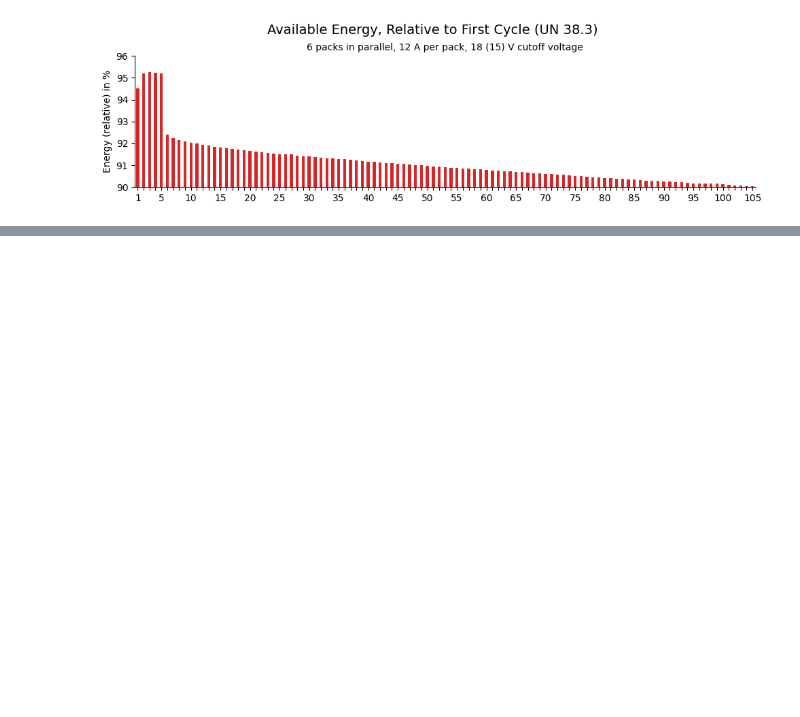
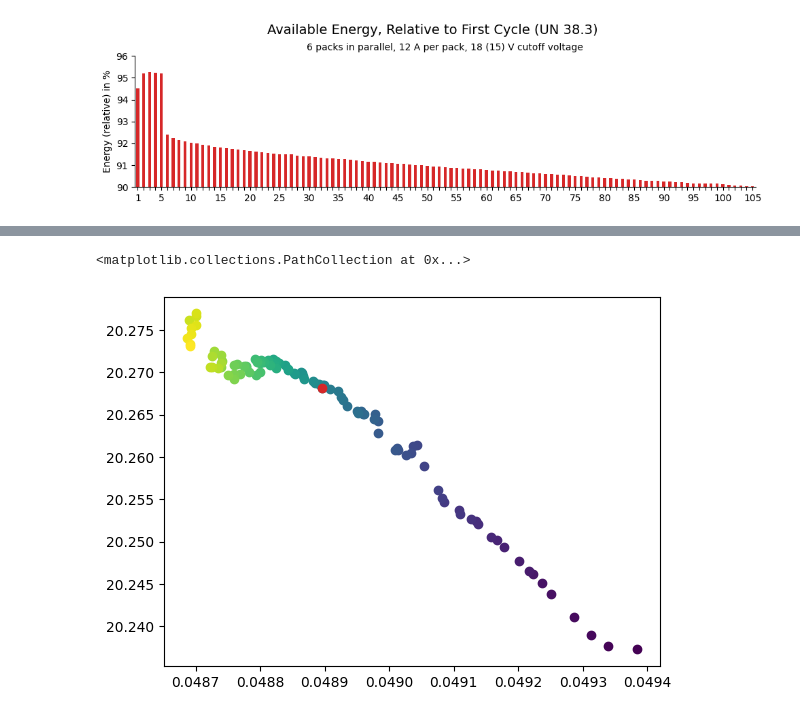
Before and after one commit to starcopter/pack-cycle-analysis, a Jupyter notebook: projects/C3/Analysis.ipynb, the cells around one changed output, grey strips where cells are left out. Drawn from its saved outputs; the diff is of its cells as text; code cells hidden in the pictures; blank space fills up the shorter version.

Commit message:
💩 fit simple linear SoC model to C3 data

```diff
--- a/projects/C3/Analysis.ipynb
+++ b/projects/C3/Analysis.ipynb
@@ -311,3 +312,6 @@ plt.tight_layout()
 plt.savefig("img/relative-energy-per-cycle.png")
 # %% [output]
 [figure]
+# %%
+packs = pd.read_parquet("data/packs.parquet", columns=["time", "node_id", "voltage", "current"]).set_index(["time", "node_id"])
+packs
@@ -313,0 +333,36 @@ plt.savefig("img/relative-energy-per-cycle.png")
+# %%
+def calculate_soc_fit(
+    cycle: int,
+    dt: timedelta = timedelta(minutes=10),
+    min_soc_for_fit: float = 1,
+    resistance: float = 45e-3,
+) -> tuple[float, float]:
+    start = cycles.loc[cycle, "dsg_start"]
+    end = cycles.loc[cycle, "dsg_end"]
+
+    average = packs.loc[start - dt : end + dt].groupby("time").mean()
+    average["ocv"] = average.voltage - average.current * resistance
+    average["energy_Wh"] = integrate.cumulative_trapezoid(average.voltage * average.current, dx=1, initial=0) / 3600
+    average["soc"] = (average.energy_Wh - average.energy_Wh.min()) / (average.energy_Wh.max() - average.energy_Wh.min()) * 100
+
+    _mask = average.soc >= min_soc_for_fit
+    fit = stats.linregress(average.loc[_mask, "soc"], average.loc[_mask, "ocv"])
+
+    average["soc_fit"] = ((average.ocv - fit.intercept) / fit.slope).clip(lower=0, upper=100)
+    error = (average.soc_fit - average.soc).pow(2).mean()
+
+    return fit.slope, fit.intercept, error
+# %%
+for cycle in range(6, 106):
+    # Create color from viridis colormap based on cycle number
+    color = plt.cm.viridis((cycle - 6) / 99)  # Normalize cycle 6-105 to 0-1 range
+    if cycle == 50:
+        continue
+    slope, intercept, *_ = calculate_soc_fit(cycle)
+    plt.scatter(slope, intercept, c=[color])
+
+slope, intercept, *_ = calculate_soc_fit(50)
+plt.scatter(slope, intercept, c=["C3"])
+# %% [output]
+<matplotlib.collections.PathCollection at 0x...>
+[figure, added]
```
Also changed, not shown: parts of 5 cells of this notebook.
